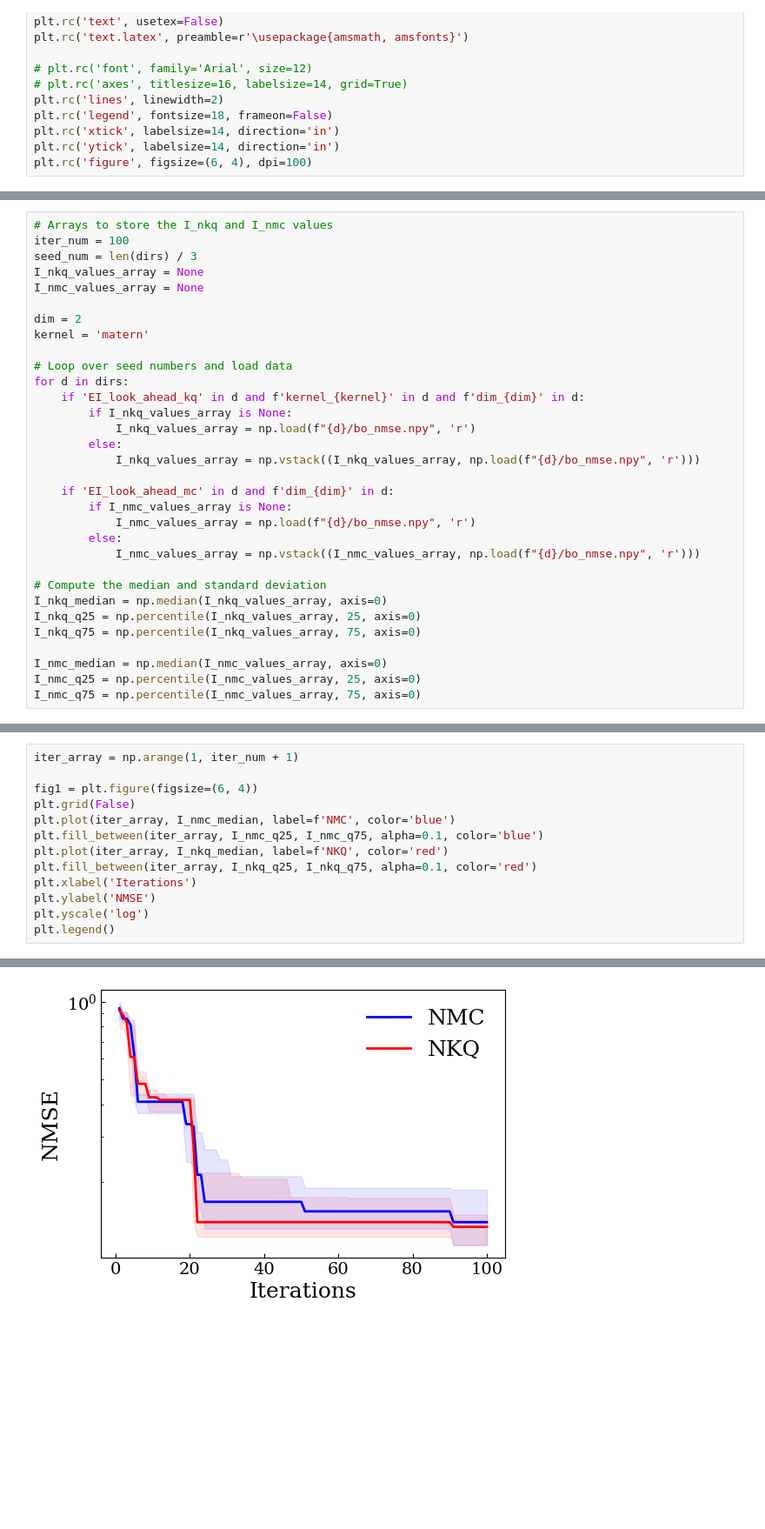
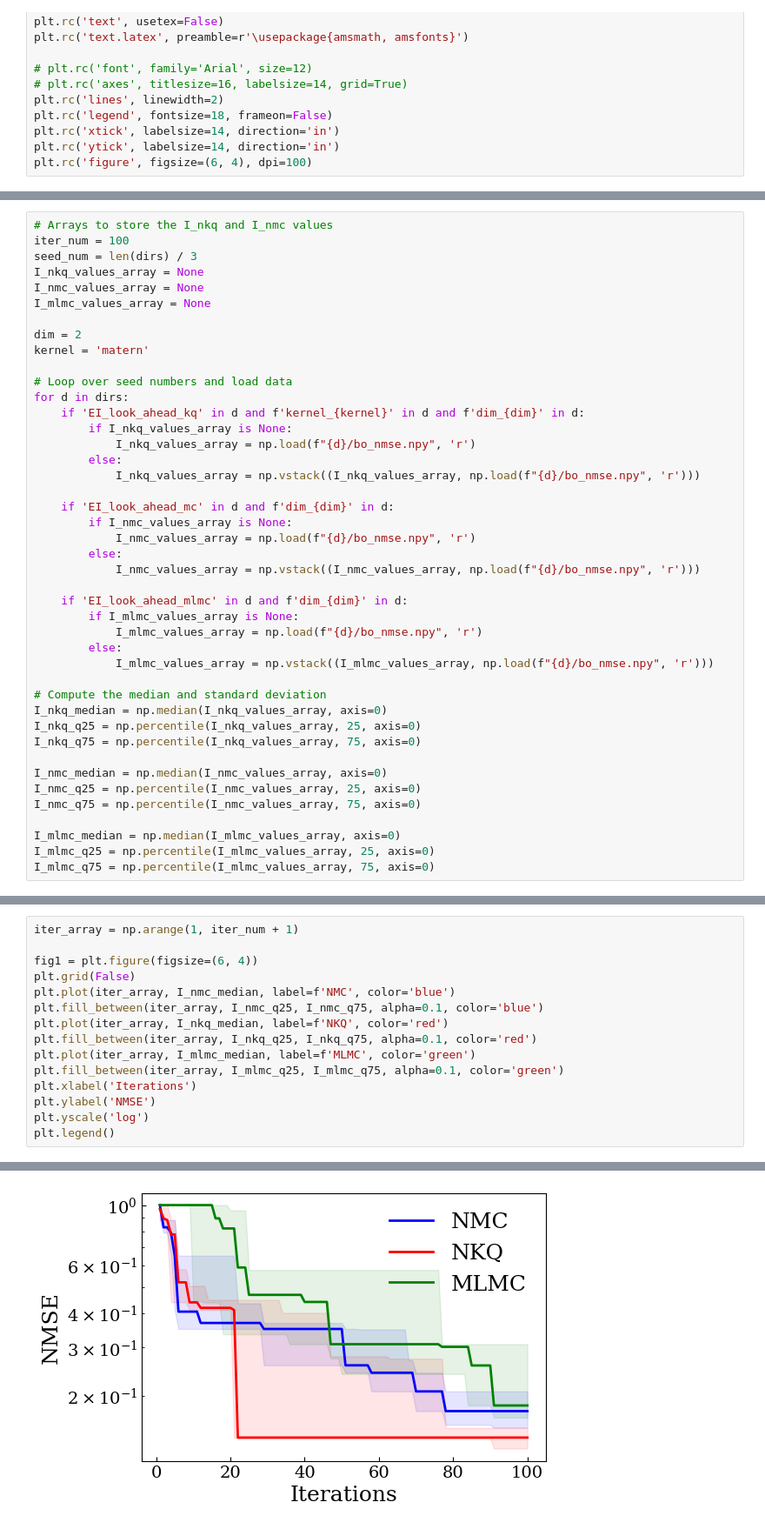
Before and after one commit to hudsonchen/nest_bq, a Jupyter notebook: plotting_notebooks/bo.ipynb, the cells around one changed output, grey strips where cells are left out. Shown: that part at 87% size. Drawn from its saved outputs; the diff is of its cells as text; blank space fills up the shorter version.

```diff
--- a/plotting_notebooks/bo.ipynb
+++ b/plotting_notebooks/bo.ipynb
@@ -36,6 +36,7 @@ iter_num = 100
 seed_num = len(dirs) / 3
 I_nkq_values_array = None
 I_nmc_values_array = None
+I_mlmc_values_array = None
 
 dim = 2
 kernel = 'matern'
@@ -54,6 +55,12 @@ for d in dirs:
         else:
             I_nmc_values_array = np.vstack((I_nmc_values_array, np.load(f"{d}/bo_nmse.npy", 'r')))
 
+    if 'EI_look_ahead_mlmc' in d and f'dim_{dim}' in d:
+        if I_mlmc_values_array is None:
+            I_mlmc_values_array = np.load(f"{d}/bo_nmse.npy", 'r')
+        else:
+            I_mlmc_values_array = np.vstack((I_mlmc_values_array, np.load(f"{d}/bo_nmse.npy", 'r')))
+
 # Compute the median and standard deviation
 I_nkq_median = np.median(I_nkq_values_array, axis=0)
 I_nkq_q25 = np.percentile(I_nkq_values_array, 25, axis=0)
@@ -62,3 +69,7 @@ I_nkq_q75 = np.percentile(I_nkq_values_array, 75, axis=0)
 I_nmc_median = np.median(I_nmc_values_array, axis=0)
 I_nmc_q25 = np.percentile(I_nmc_values_array, 25, axis=0)
 I_nmc_q75 = np.percentile(I_nmc_values_array, 75, axis=0)
+
+I_mlmc_median = np.median(I_mlmc_values_array, axis=0)
+I_mlmc_q25 = np.percentile(I_mlmc_values_array, 25, axis=0)
+I_mlmc_q75 = np.percentile(I_mlmc_values_array, 75, axis=0)
@@ -105,16 +76,18 @@ array([[0.83706329, 0.83706329, 0.83706329, 0.83706329, 0.83706329,
 # %%
 iter_array = np.arange(1, iter_num + 1)
 
 fig1 = plt.figure(figsize=(6, 4))
 plt.grid(False)
 plt.plot(iter_array, I_nmc_median, label=f'NMC', color='blue')
 plt.fill_between(iter_array, I_nmc_q25, I_nmc_q75, alpha=0.1, color='blue')
 plt.plot(iter_array, I_nkq_median, label=f'NKQ', color='red')
 plt.fill_between(iter_array, I_nkq_q25, I_nkq_q75, alpha=0.1, color='red')
+plt.plot(iter_array, I_mlmc_median, label=f'MLMC', color='green')
+plt.fill_between(iter_array, I_mlmc_q25, I_mlmc_q75, alpha=0.1, color='green')
 plt.xlabel('Iterations')
 plt.ylabel('NMSE')
 plt.yscale('log')
 plt.legend()
 # %% [output]
 <matplotlib.legend.Legend at 0x...>
-[figure, old version]
+[figure, new version]
```
Also changed, not shown: parts of 4 cells of this notebook, 8 other files.
